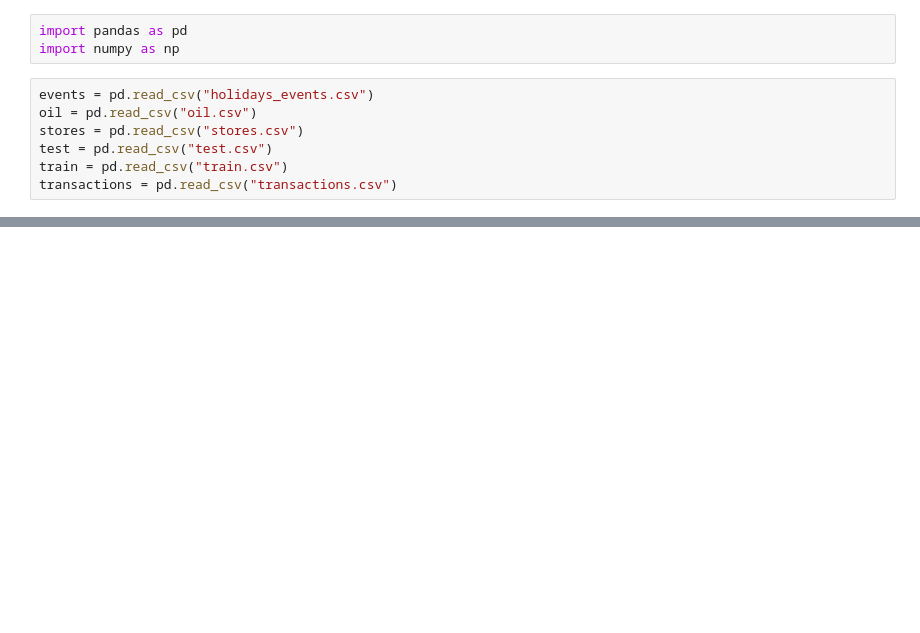
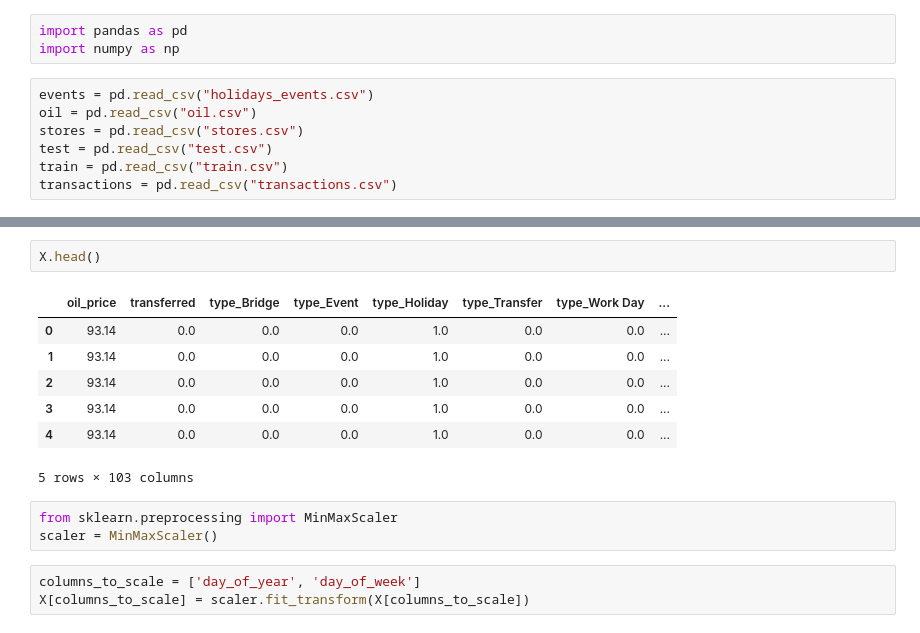
Before and after one commit to giezz/machine-learning, a Jupyter notebook: ml/lab3/lab3.ipynb, the cells around one changed output, grey strips where cells are left out. Drawn from its saved outputs; the diff is of its cells as text; blank space fills up the shorter version.

```diff
--- a/ml/lab3/lab3.ipynb
+++ b/ml/lab3/lab3.ipynb
@@ -41,0 +61,16 @@ train
+# %%
+X.head()
+# %% [output]
+|  | oil_price | transferred | type_Bridge | type_Event | type_Holiday | type_Transfer | type_Work Day | ... |
+| 0 | 93.14 | 0.0 | 0.0 | 0.0 | 1.0 | 0.0 | 0.0 | ... |
+| 1 | 93.14 | 0.0 | 0.0 | 0.0 | 1.0 | 0.0 | 0.0 | ... |
+| 2 | 93.14 | 0.0 | 0.0 | 0.0 | 1.0 | 0.0 | 0.0 | ... |
+| 3 | 93.14 | 0.0 | 0.0 | 0.0 | 1.0 | 0.0 | 0.0 | ... |
+| 4 | 93.14 | 0.0 | 0.0 | 0.0 | 1.0 | 0.0 | 0.0 | ... |
+5 rows × 103 columns
+# %%
+from sklearn.preprocessing import MinMaxScaler
+scaler = MinMaxScaler()
+# %%
+columns_to_scale = ['day_of_year', 'day_of_week']
+X[columns_to_scale] = scaler.fit_transform(X[columns_to_scale])
```
Also changed, not shown: parts of 25 cells of this notebook.
